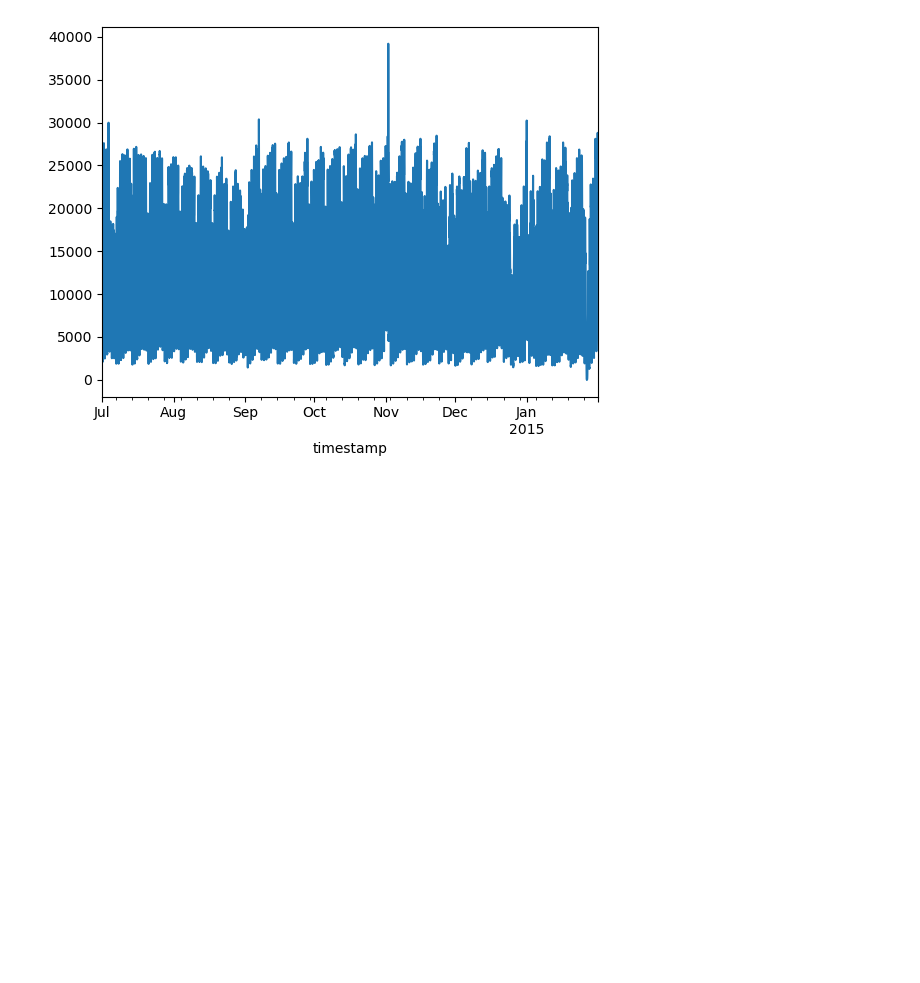
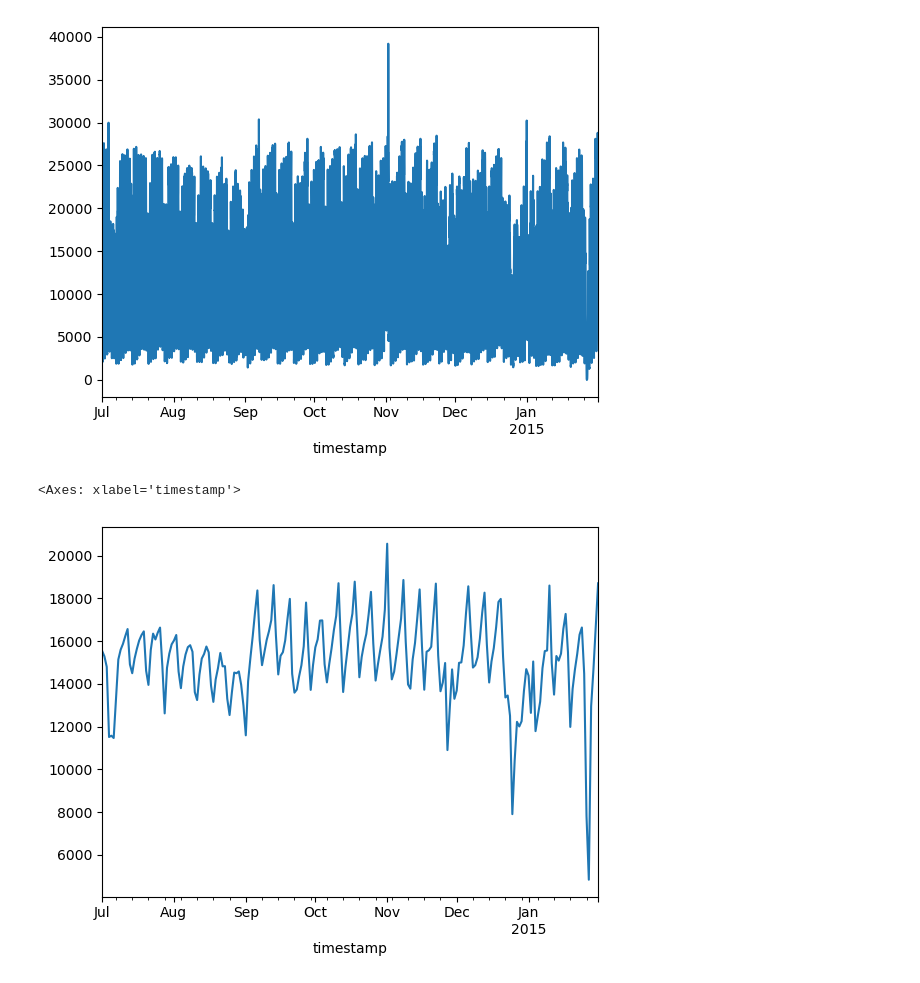
Before and after one commit to ShubhamMisar-12/NYC-Taxi-Traffic-Analysis, a Jupyter notebook: NYC Taxi Data Analysis.ipynb, the cells around one changed output. Saved outputs shown, nothing was run; the diff lists cells and outputs as text; code cells hidden in the pictures; blank space fills up the shorter version.

Commit message:
Visualize across various times

```diff
--- a/NYC Taxi Data Analysis.ipynb
+++ b/NYC Taxi Data Analysis.ipynb
@@ -61,3 +61,10 @@ dtype: int64
 # %% [output]
 <Axes: xlabel='timestamp'>
 [figure]
+# %%
+df_day = df.resample("D").mean()
+# %%
+df_day['value'].plot()
+# %% [output]
+<Axes: xlabel='timestamp'>
+[figure, added]
```
Also changed, not shown: parts of 12 cells of this notebook.
